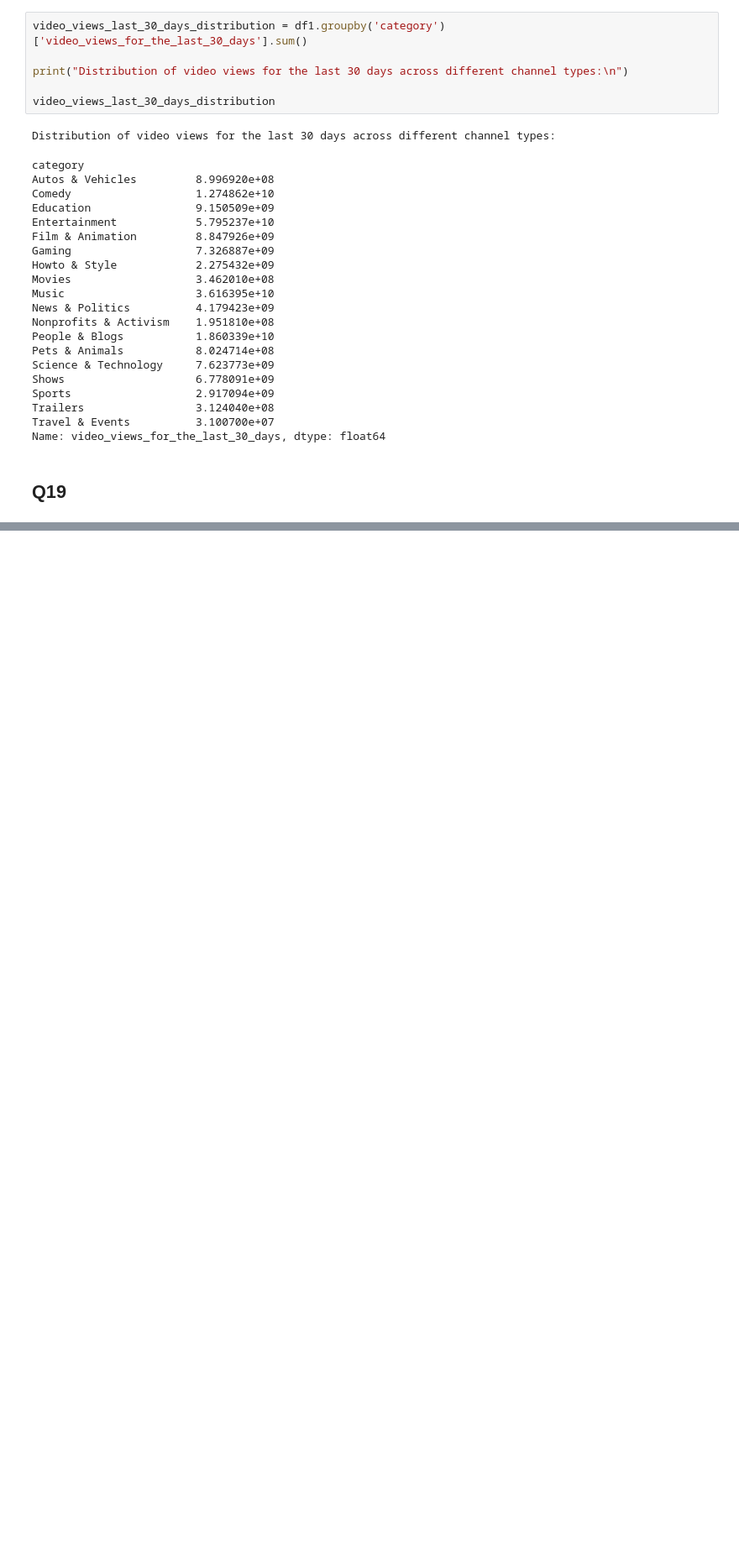
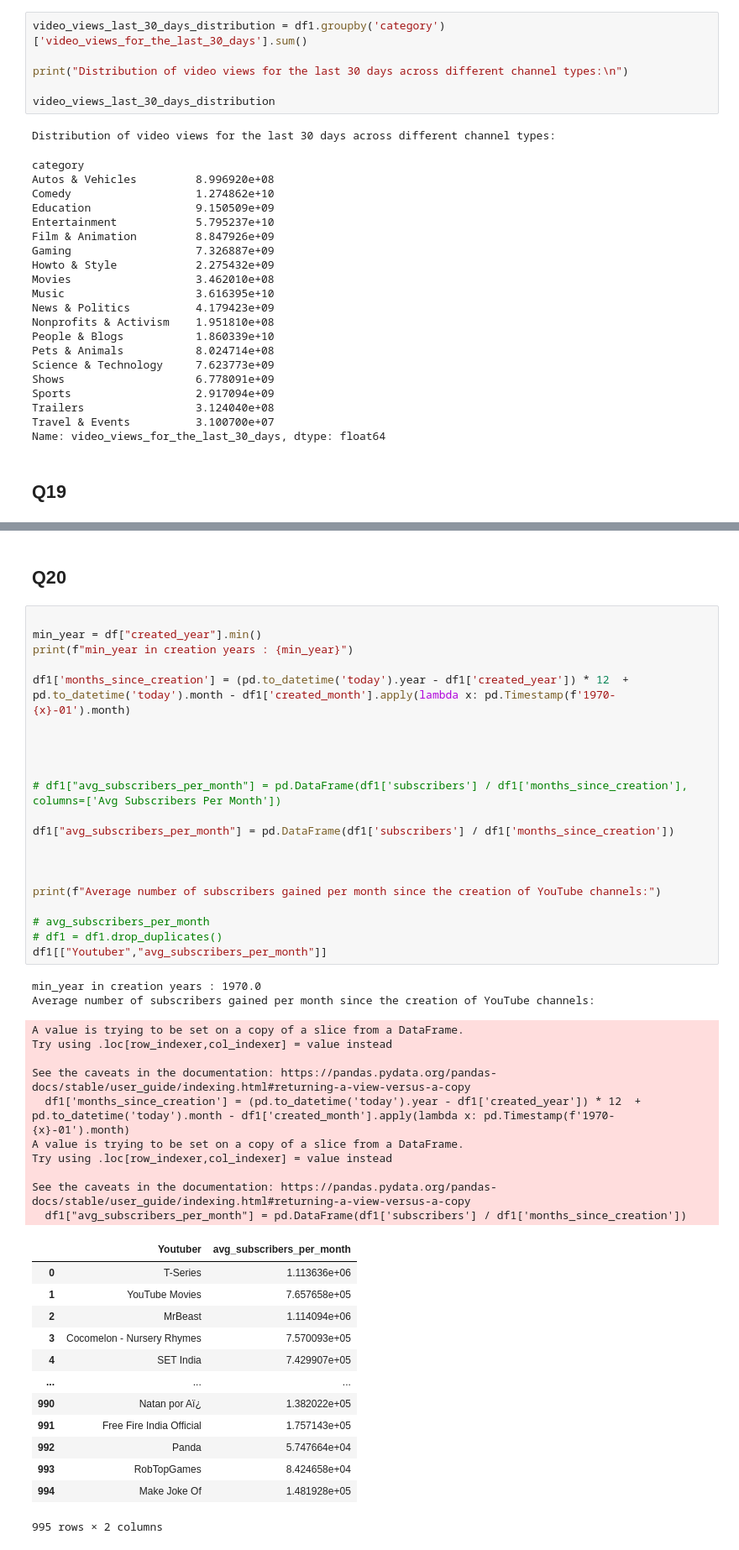
Before and after one commit to Omni-HuB/Finalatics_Data_Science_program, a Jupyter notebook: case_project.ipynb, the cells around one changed output, grey strips where cells are left out. Shown at 84% size. Saved outputs shown, nothing was run; the diff lists cells and outputs as text; blank space fills up the shorter version.

```diff
--- a/case_project.ipynb
+++ b/case_project.ipynb
@@ -727,0 +749,49 @@ Name: video_views_for_the_last_30_days, dtype: float64
+# %% [markdown]
+<h2>Q20</h2>
+# %%
+
+min_year = df["created_year"].min()
+print(f"min_year in creation years : {min_year}")
+
+df1['months_since_creation'] = (pd.to_datetime('today').year - df1['created_year']) * 12  + pd.to_datetime('today').month - df1['created_month'].apply(lambda x: pd.Timestamp(f'1970-{x}-01').month)
+
+
+
+
+# df1["avg_subscribers_per_month"] = pd.DataFrame(df1['subscribers'] / df1['months_since_creation'], columns=['Avg Subscribers Per Month'])
+
+df1["avg_subscribers_per_month"] = pd.DataFrame(df1['subscribers'] / df1['months_since_creation'])
+
+
+
+print(f"Average number of subscribers gained per month since the creation of YouTube channels:")
+
+# avg_subscribers_per_month
+# df1 = df1.drop_duplicates()
+df1[["Youtuber","avg_subscribers_per_month"]]
+# %% [output]
+min_year in creation years : 1970.0
+Average number of subscribers gained per month since the creation of YouTube channels:
+A value is trying to be set on a copy of a slice from a DataFrame.
+Try using .loc[row_indexer,col_indexer] = value instead
+
+See the caveats in the documentation: https://pandas.pydata.org/pandas-docs/stable/user_guide/indexing.html#returning-a-view-versus-a-copy
+  df1['months_since_creation'] = (pd.to_datetime('today').year - df1['created_year']) * 12  + pd.to_datetime('today').month - df1['created_month'].apply(lambda x: pd.Timestamp(f'1970-{x}-01').month)
+A value is trying to be set on a copy of a slice from a DataFrame.
+Try using .loc[row_indexer,col_indexer] = value instead
+
+See the caveats in the documentation: https://pandas.pydata.org/pandas-docs/stable/user_guide/indexing.html#returning-a-view-versus-a-copy
+  df1["avg_subscribers_per_month"] = pd.DataFrame(df1['subscribers'] / df1['months_since_creation'])
+|  | Youtuber | avg_subscribers_per_month |
+| 0 | T-Series | 1.113636e+06 |
+| 1 | YouTube Movies | 7.657658e+05 |
+| 2 | MrBeast | 1.114094e+06 |
+| 3 | Cocomelon - Nursery Rhymes | 7.570093e+05 |
+| 4 | SET India | 7.429907e+05 |
+| ... | ... | ... |
+| 990 | Natan por Aï¿ | 1.382022e+05 |
+| 991 | Free Fire India Official | 1.757143e+05 |
+| 992 | Panda | 5.747664e+04 |
+| 993 | RobTopGames | 8.424658e+04 |
+| 994 | Make Joke Of | 1.481928e+05 |
+995 rows × 2 columns
```
Also changed, not shown: parts of 1 cell of this notebook.
